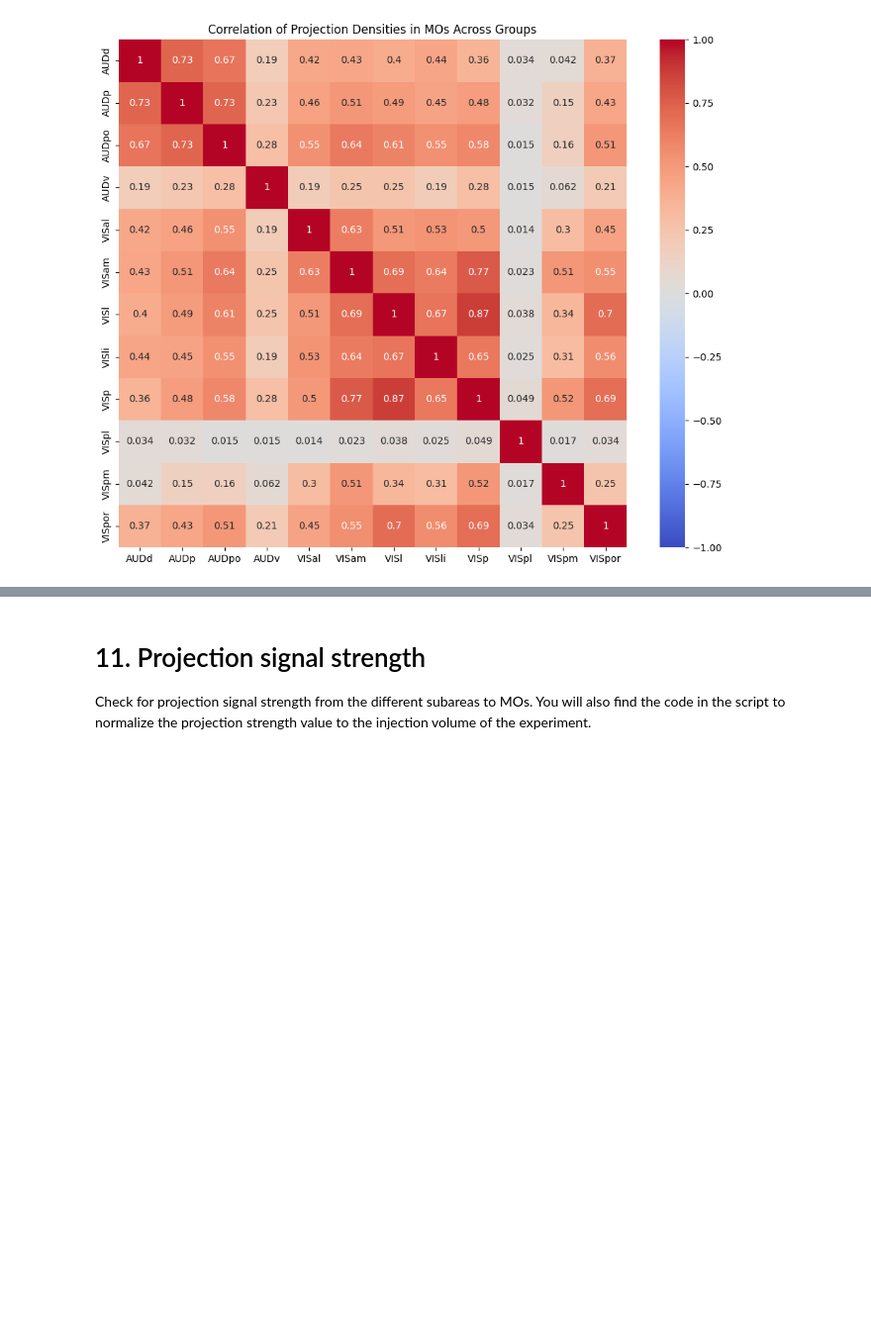
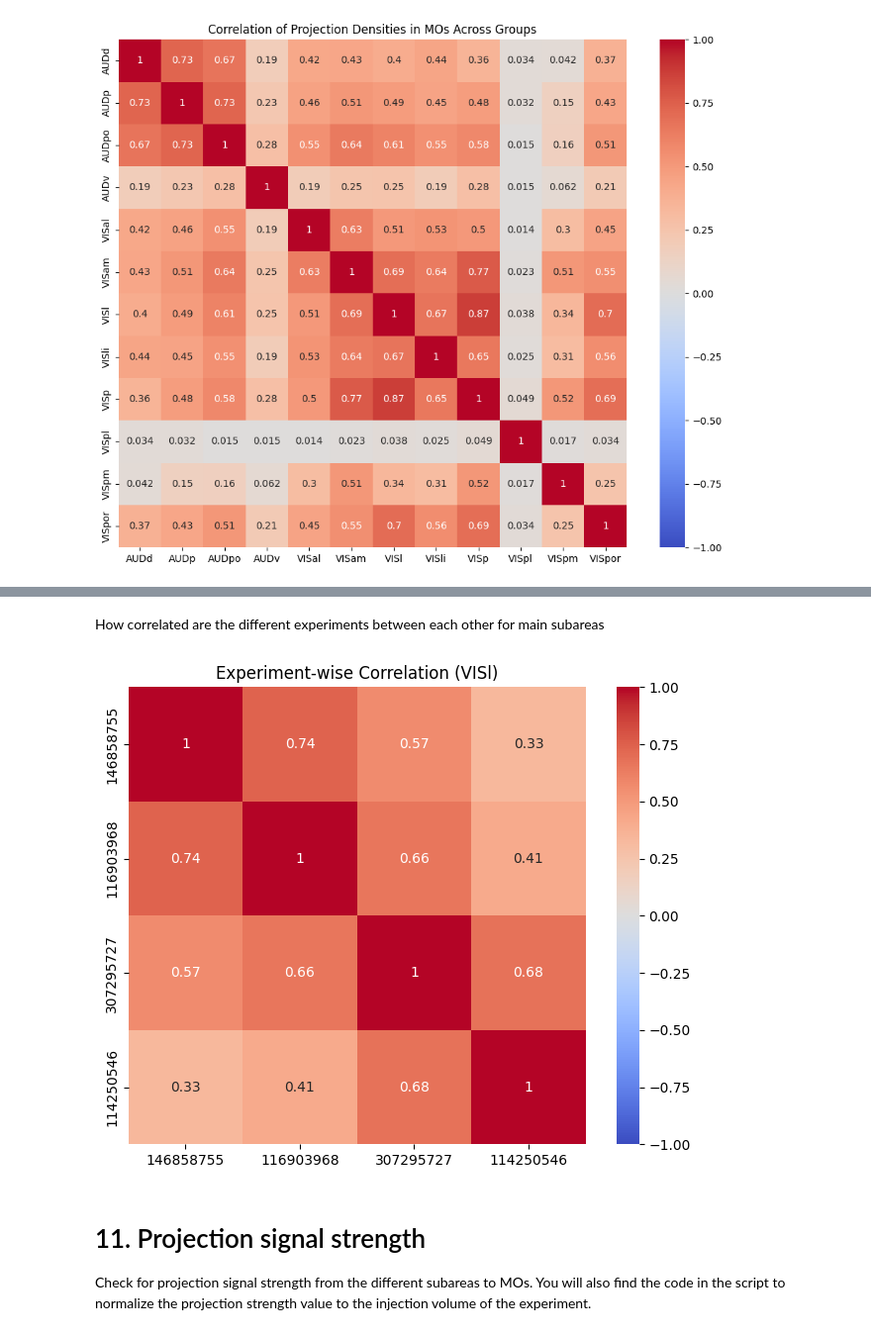
Before and after one commit to NicoleMancin/AllenSDK_scripts, a Jupyter notebook: PythonCourse_FinalProject_NM.ipynb, the cells around one changed output, grey strips where cells are left out. Shown at 99% size. Cells and saved outputs as stored; diff of their text form; code cells hidden in the pictures; blank space fills up the shorter version.

Commit message:
Additional analysis

```diff
--- a/PythonCourse_FinalProject_NM.ipynb
+++ b/PythonCourse_FinalProject_NM.ipynb
@@ -900,3 +909,50 @@ plt.show()
+# %% [markdown]
+How correlated are the different experiments between each other for main subareas
+# %%
+# Convert groups to dictionary: {subarea: [experiment_ids]}
+aud_exp_dict = {name: list(group["id"]) for name, group in aud_groups}
+vis_exp_dict = {name: list(group["id"]) for name, group in vis_groups}
+# %%
+def correlation_matrix_for_group(exp_ids, mask=None):
+    """
+    Compute correlation matrix for all experiments in a group.
+
+    exp_ids : list of experiment IDs
+    mask    : binary 3D mask (optional) to restrict analysis (e.g., MOs only)
+    """
+    # Collect flattened projection maps
+    flat_maps = {}
+    for exp_id in exp_ids:
+        pr_map, _ = mcc.get_projection_density(exp_id)
+
+        if mask is not None:
+            pr_map = np.where(mask, pr_map, np.nan)  # keep only masked region
+
+        flat_maps[exp_id] = pr_map.ravel()  # flatten to 1D
+
+    # Convert into DataFrame (rows=pixels, cols=experiments)
+    df = pd.DataFrame(flat_maps)
+
+    # Drop pixels that are NaN everywhere (outside tissue)
+    df = df.dropna(how="all")
+
+    # Compute correlation matrix between experiments
+    corr = df.corr(method="pearson")
+
+    return corr
+
+# Example: compute correlation matrix for VISl group
+corr_VISl = correlation_matrix_for_group(vis_exp_dict["VISl"], mask=None)
+corr_AUDp = correlation_matrix_for_group(aud_exp_dict["AUDp"], mask=MOs_mask)
+
+
+# Plot it
+plt.figure(figsize=(8,6))
+sns.heatmap(corr_visl, annot=True, cmap="coolwarm", vmin=-1, vmax=1, square=True)
+plt.title("Experiment-wise Correlation (VISl)")
+plt.show()
+# %% [output]
+[figure, added]
 # %% [markdown]
 # 11. Projection signal strength
 
```
Also changed, not shown: parts of 5 cells of this notebook, 11 other files.
